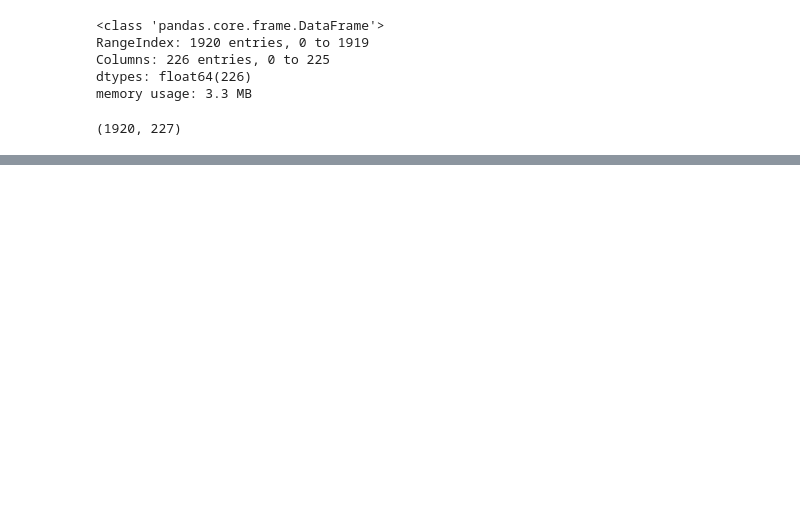
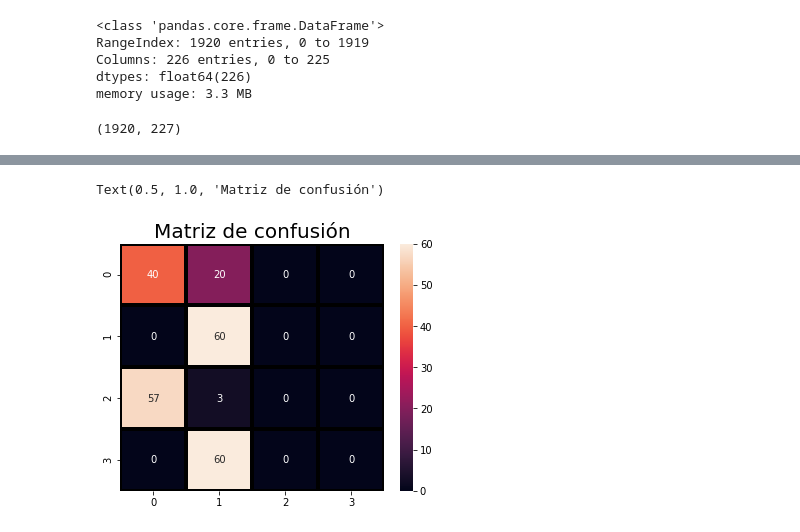
Before and after one commit to lauraerazos/Proyecto-Simulaci-n-2019-1, a Jupyter notebook: Principal.ipynb, the cells around one changed output, grey strips where cells are left out. Saved outputs shown, nothing was run; the diff lists cells and outputs as text; code cells hidden in the pictures; blank space fills up the shorter version.

```diff
--- a/Principal.ipynb
+++ b/Principal.ipynb
@@ -164,7 +166,7 @@ import operator
 from scipy.spatial import distance
 
 numpy_matrix = df.as_matrix()
-error = np.zeros(8)
+#error = np.zeros(8)
 X = numpy_matrix[:,0:225]
 Y = numpy_matrix[:,225]
 personsLabel = numpy_matrix[:,226]
@@ -172,6 +174,8 @@ X.shape
 
 i=0
 groups = np.array(personsLabel)
+print(groups.shape)
+
 group_kfold = GroupKFold(n_splits=8)
 group_kfold.get_n_splits(X, Y, groups)
 
@@ -179,15 +183,14 @@ for train_index, test_index in group_kfold.split(X, Y, groups):
 
     X_train, X_test = X[train_index], X[test_index]
     y_train, y_test = Y[train_index], Y[test_index]
-    print(y_train.shape)
 
     media = np.mean(X_train)
     desvia = np.std(X_train)
     Xtrain = sc.stats.stats.zscore(X_train)
     Xtest = (X_test - np.matlib.repmat(media, X_test.shape[0], 1))/np.matlib.repmat(desvia, X_test.shape[0], 1)
 
-    y_est = KNN(Xtrain, y_train, Xtest, 7)
-    error[i] = ErrorClas(y_est, y_test)
+    #y_est = KNN(Xtrain, y_train, Xtest, 7)
+    #error[i] = ErrorClas(y_est, y_test)
     i=i+1
-print (str(np.mean(error))+'++++'+str(np.std(error)))
+#print (str(np.mean(error))+'++++'+str(np.std(error)))
 # %% [output]
@@ -314,0 +222,15 @@ test(C,gamma,kernel)
+# %%
+from sklearn.neighbors import KNeighborsClassifier
+from sklearn.model_selection import GridSearchCV
+parameters = {'n_neighbors':[1,2,3,4,5,6,7,8]}
+
+neigh = KNeighborsClassifier()
+#neigh.fit(X, Y)
+groups = np.array(personsLabel)
+print(groups)
+group_kfold = GroupKFold(n_splits=8)
+group_kfold.get_n_splits(X, Y, groups)
+
+clf = GridSearchCV(neigh, parameters, cv=group_kfold)
+clf.fit(Xtrain,y_train)
+print(clf.best_estimator_)
@@ -314,0 +240,9 @@ test(C,gamma,kernel)
+# %%
+from sklearn.metrics import classification_report,confusion_matrix,accuracy_score,roc_curve,auc
+
+
+y_predict=clf.best_estimator_.predict(Xtest)
+print(y_predict)
+print('Accuracy: ', accuracy_score(y_test, y_predict), '\n')
+report = classification_report(y_test, y_predict)
+print("\nclassification report :\n",report )
@@ -314,0 +267,10 @@ test(C,gamma,kernel)
+# %%
+import seaborn as sns
+
+plt.figure(figsize=(13,10))
+plt.subplot(221)
+sns.heatmap(confusion_matrix(y_test, y_predict),annot=True,fmt = "d",linecolor="k",linewidths=3)
+plt.title("Matriz de confusión",fontsize=20)
+# %% [output]
+Text(0.5, 1.0, 'Matriz de confusión')
+[figure, added]
```
Also changed, not shown: parts of 7 cells of this notebook.
